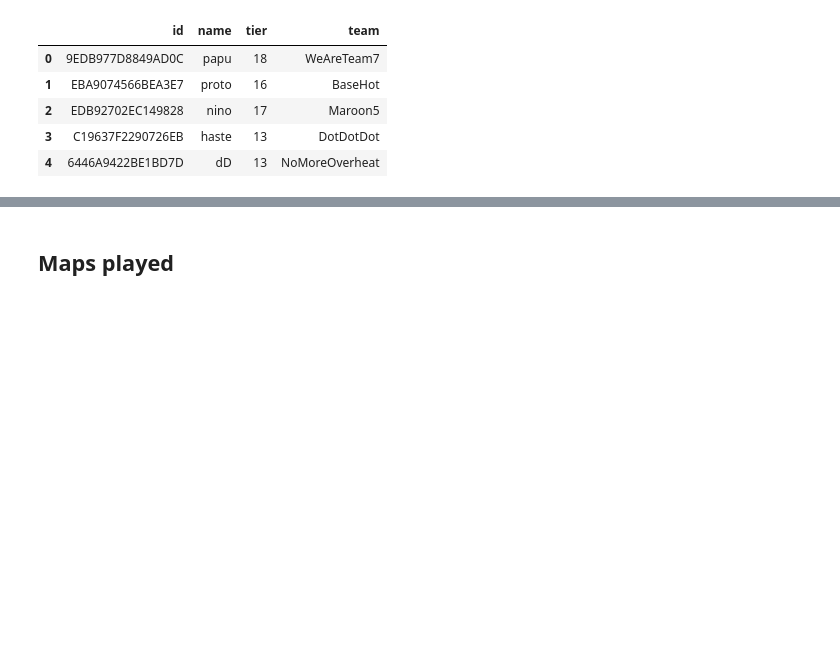
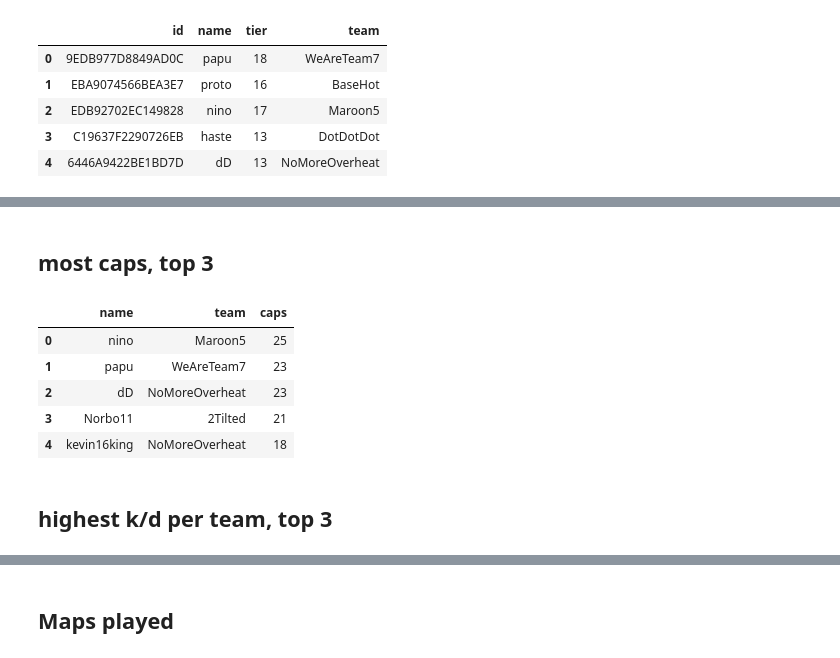
Before and after one commit to s2vndl/s2_1st_tournament_stats, a Jupyter notebook: s2_stats.ipynb, the cells around one changed output, grey strips where cells are left out. Cells and saved outputs as stored; diff of their text form; code cells hidden in the pictures; blank space fills up the shorter version.

```diff
--- a/s2_stats.ipynb
+++ b/s2_stats.ipynb
@@ -108,0 +137,17 @@ cur.connection.commit()
+# %% [markdown]
+## most caps, top 3
+# %%
+query = """
+select name, team, count(1) caps from event_cap
+join player on playfabId = player.id group by playfabId order by caps desc limit 5
+"""
+pd.read_sql_query(query, con)
+# %% [output]
+|  | name | team | caps |
+| 0 | nino | Maroon5 | 25 |
+| 1 | papu | WeAreTeam7 | 23 |
+| 2 | dD | NoMoreOverheat | 23 |
+| 3 | Norbo11 | 2Tilted | 21 |
+| 4 | kevin16king | NoMoreOverheat | 18 |
+# %% [markdown]
+## highest k/d per team, top 3
```
Also changed, not shown: parts of 18 cells of this notebook.
